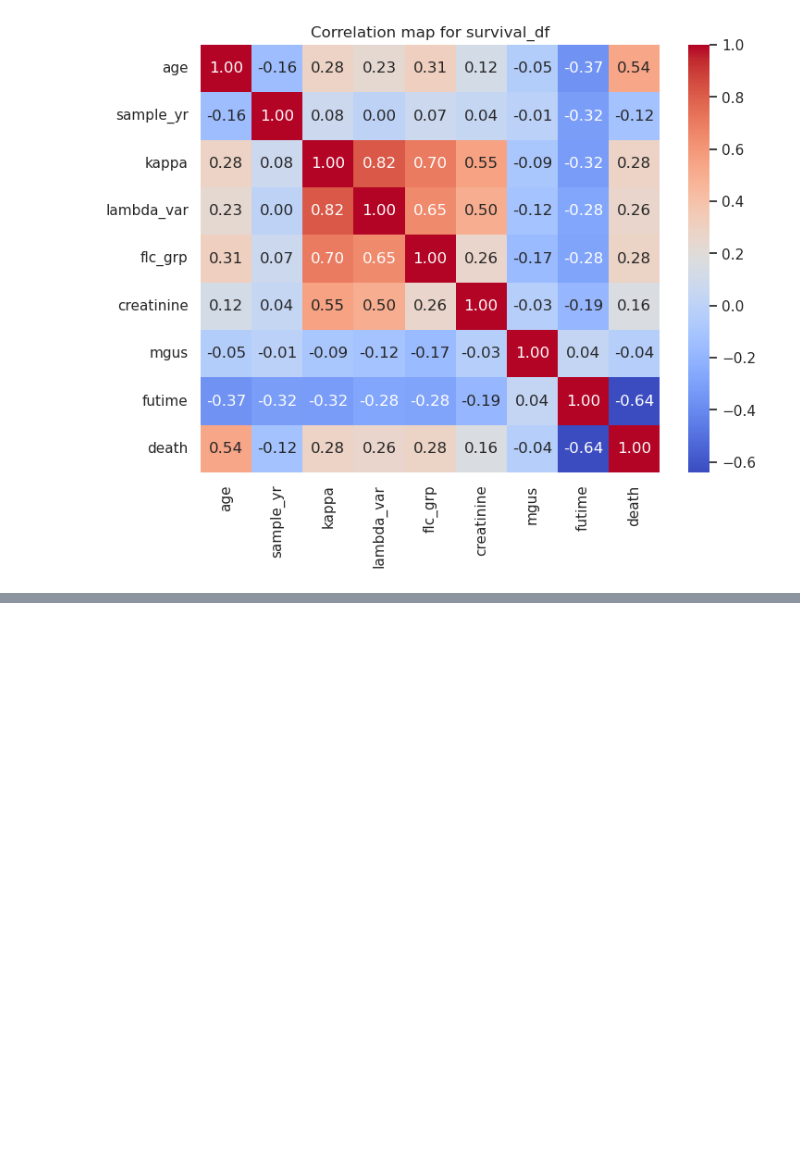
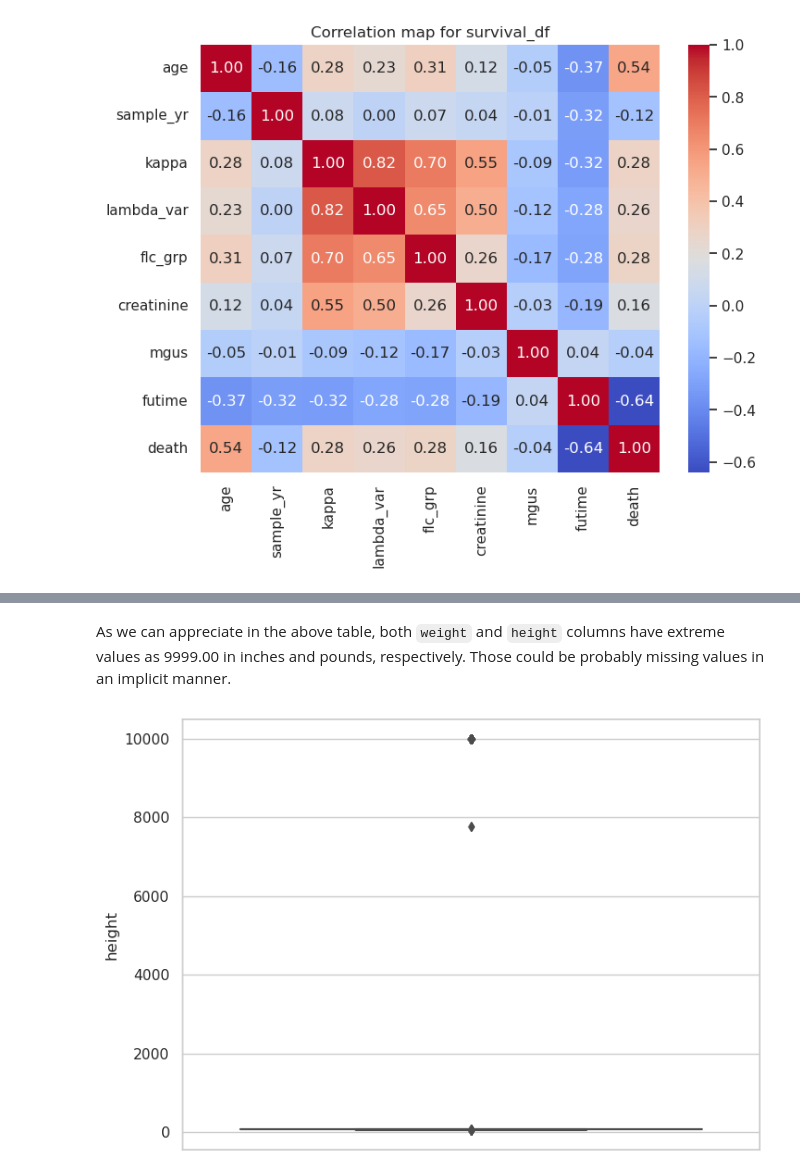
Before and after one commit to fenilenvinileno97/missing-values, a Jupyter notebook: notebooks/imputation-missing-values.ipynb, the cells around one changed output, grey strips where cells are left out. Drawn from its saved outputs; the diff is of its cells as text; code cells hidden in the pictures; blank space fills up the shorter version.

```diff
--- a/notebooks/imputation-missing-values.ipynb
+++ b/notebooks/imputation-missing-values.ipynb
@@ -210,0 +212,6 @@ PerfectSeparationError: Perfect separation detected, results not available
+# %%
+nhanes_raw_df = (
+    nhanes.load.load_NHANES_data(year="2017-2018") #column names are written in PascalCase
+    .clean_names(case_type="snake")
+)
+nhanes_raw_df.shape
@@ -210,0 +233,24 @@ PerfectSeparationError: Perfect separation detected, results not available
+# %%
+nhanes_raw = (
+    nhanes_raw_df
+    .select_columns(
+        "general_health_condition",
+        "age_in_years_at_screening",
+        "gender",
+        "current_selfreported_height_inches",
+        "current_selfreported_weight_pounds",
+        "doctor_told_you_have_diabetes",
+        "60_sec_pulse30_sec_pulse2",
+        "total_cholesterol_mgdl"
+    )
+    .rename_columns(
+        {
+            "age_in_years_at_screening": "age",
+            "current_selfreported_height_inches" : "height",
+            "current_selfreported_weight_pounds" : "weight",
+            "doctor_told_you_have_diabetes" : "diabetes",
+            "60_sec_pulse30_sec_pulse2" : "pulse",
+            "total_cholesterol_mgdl" : "total_cholesterol"
+        }
+    )
+)
@@ -210,0 +284,18 @@ PerfectSeparationError: Perfect separation detected, results not available
+# %% [markdown]
+As we can appreciate in the above table, both `weight` and `height` columns have extreme values as 9999.00 in inches and pounds, respectively. Those could be probably missing values in an implicit manner.
+# %%
+(
+    nhanes_raw
+    .pipe(
+        lambda df: ( #try to use matplotlib subplots to craft a double view with showfliers: True, False
+            sns.boxplot(
+                data=df,
+                y="height",
+                showfliers=True
+            )
+        )
+    )
+)
+plt.show()
+# %% [output]
+[figure, added]
```
Also changed, not shown: parts of 58 cells of this notebook, 1 other file.
